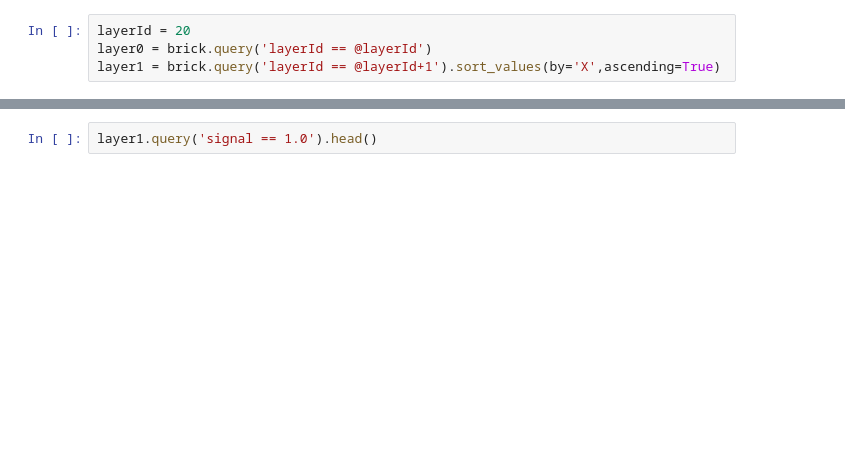
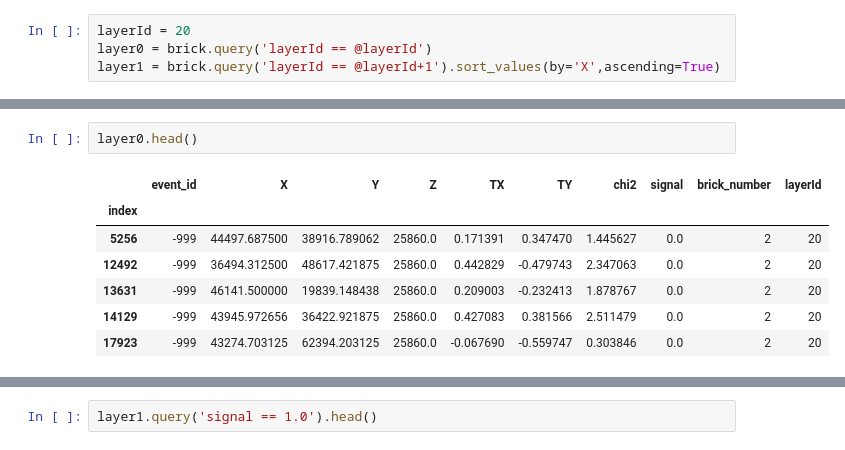
Before and after one commit to PhySci/darkMatter, a Jupyter notebook: first.ipynb, the cells around one changed output, grey strips where cells are left out. Cells and saved outputs as stored; diff of their text form; blank space fills up the shorter version.

```diff
--- a/first.ipynb
+++ b/first.ipynb
@@ -182,0 +133,10 @@ Wall time: 4min 50s
+# %%
+layer0.head()
+# %% [output]
+|  | event_id | X | Y | Z | TX | TY | chi2 | signal | brick_number | layerId |
+| index |  |  |  |  |  |  |  |  |  |  |
+| 5256 | -999 | 44497.687500 | 38916.789062 | 25860.0 | 0.171391 | 0.347470 | 1.445627 | 0.0 | 2 | 20 |
+| 12492 | -999 | 36494.312500 | 48617.421875 | 25860.0 | 0.442829 | -0.479743 | 2.347063 | 0.0 | 2 | 20 |
+| 13631 | -999 | 46141.500000 | 19839.148438 | 25860.0 | 0.209003 | -0.232413 | 1.878767 | 0.0 | 2 | 20 |
+| 14129 | -999 | 43945.972656 | 36422.921875 | 25860.0 | 0.427083 | 0.381566 | 2.511479 | 0.0 | 2 | 20 |
+| 17923 | -999 | 43274.703125 | 62394.203125 | 25860.0 | -0.067690 | -0.559747 | 0.303846 | 0.0 | 2 | 20 |
```
Also changed, not shown: parts of 5 cells of this notebook.
